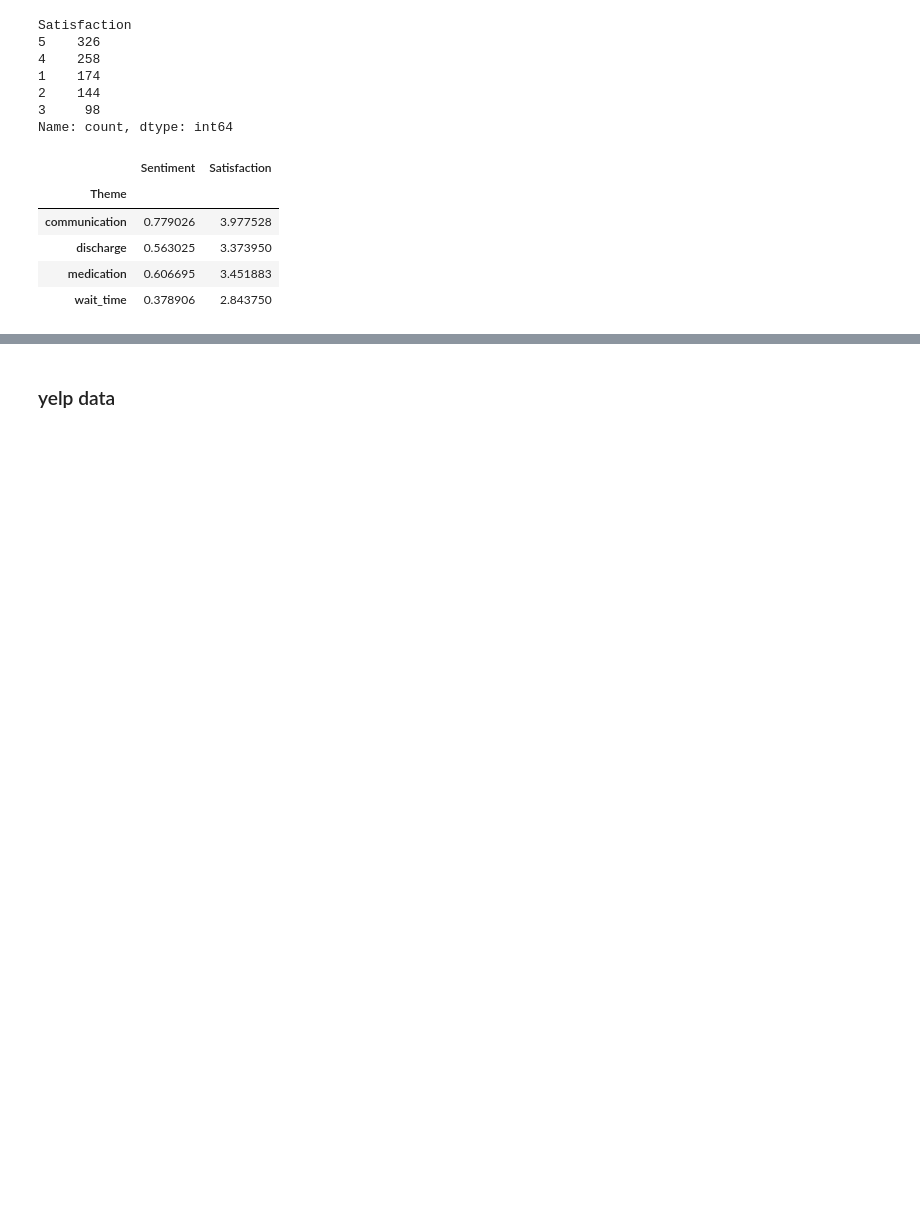
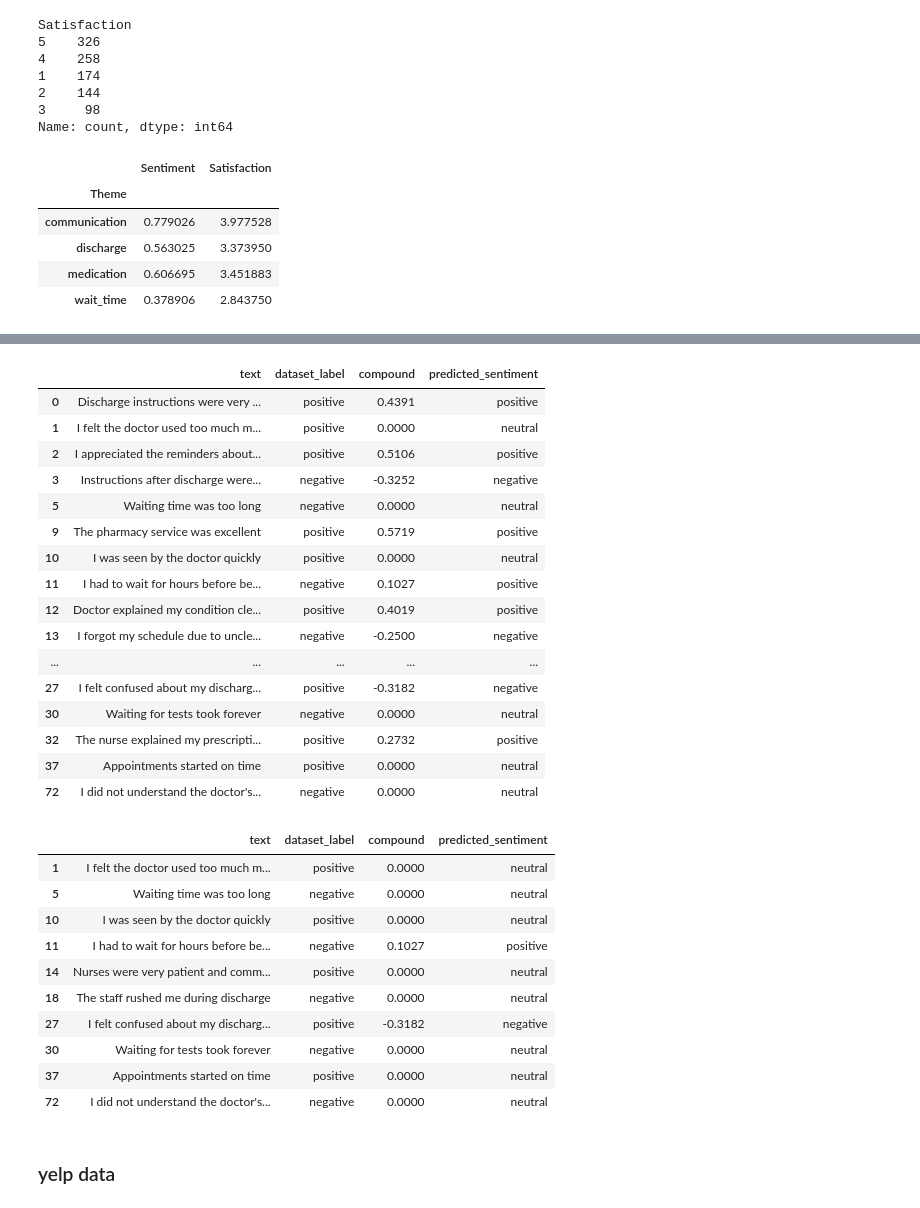
Before and after one commit to keil4ni/180a-track2, a Jupyter notebook: testing.ipynb, the cells around one changed output, grey strips where cells are left out. Cells and saved outputs as stored; diff of their text form; code cells hidden in the pictures; blank space fills up the shorter version.

Commit message:
Added VADER sentiment analysis

```diff
--- a/testing.ipynb
+++ b/testing.ipynb
@@ -65,3 +144,53 @@ patient.groupby('Theme')[['Sentiment', 'Satisfaction']].mean()
+# %%
+unique_feedback = patient_scored.drop_duplicates("text").copy()
+
+# Provisional mapping: confirm what 0 and 1 mean in the dataset
+unique_feedback["dataset_label"] = (
+    unique_feedback["Sentiment"].map({0: "negative", 1: "positive"})
+)
+
+display(unique_feedback[
+    ["text", "dataset_label", "compound", "predicted_sentiment"]
+])
+
+# These are disagreements to investigate, not proven model errors
+disagreements = unique_feedback[
+    unique_feedback["dataset_label"]
+    != unique_feedback["predicted_sentiment"]
+]
+
+display(disagreements[
+    ["text", "dataset_label", "compound", "predicted_sentiment"]
+])
+# %% [output]
+|  | text | dataset_label | compound | predicted_sentiment |
+| 0 | Discharge instructions were very ... | positive | 0.4391 | positive |
+| 1 | I felt the doctor used too much m... | positive | 0.0000 | neutral |
+| 2 | I appreciated the reminders about... | positive | 0.5106 | positive |
+| 3 | Instructions after discharge were... | negative | -0.3252 | negative |
+| 5 | Waiting time was too long | negative | 0.0000 | neutral |
+| 9 | The pharmacy service was excellent | positive | 0.5719 | positive |
+| 10 | I was seen by the doctor quickly | positive | 0.0000 | neutral |
+| 11 | I had to wait for hours before be... | negative | 0.1027 | positive |
+| 12 | Doctor explained my condition cle... | positive | 0.4019 | positive |
+| 13 | I forgot my schedule due to uncle... | negative | -0.2500 | negative |
+| ... | ... | ... | ... | ... |
+| 27 | I felt confused about my discharg... | positive | -0.3182 | negative |
+| 30 | Waiting for tests took forever | negative | 0.0000 | neutral |
+| 32 | The nurse explained my prescripti... | positive | 0.2732 | positive |
+| 37 | Appointments started on time | positive | 0.0000 | neutral |
+| 72 | I did not understand the doctor's... | negative | 0.0000 | neutral |
+|  | text | dataset_label | compound | predicted_sentiment |
+| 1 | I felt the doctor used too much m... | positive | 0.0000 | neutral |
+| 5 | Waiting time was too long | negative | 0.0000 | neutral |
+| 10 | I was seen by the doctor quickly | positive | 0.0000 | neutral |
+| 11 | I had to wait for hours before be... | negative | 0.1027 | positive |
+| 14 | Nurses were very patient and comm... | positive | 0.0000 | neutral |
+| 18 | The staff rushed me during discharge | negative | 0.0000 | neutral |
+| 27 | I felt confused about my discharg... | positive | -0.3182 | negative |
+| 30 | Waiting for tests took forever | negative | 0.0000 | neutral |
+| 37 | Appointments started on time | positive | 0.0000 | neutral |
+| 72 | I did not understand the doctor's... | negative | 0.0000 | neutral |
 # %% [markdown]
 ### yelp data
 # %%
```
Also changed, not shown: parts of 3 cells of this notebook.
